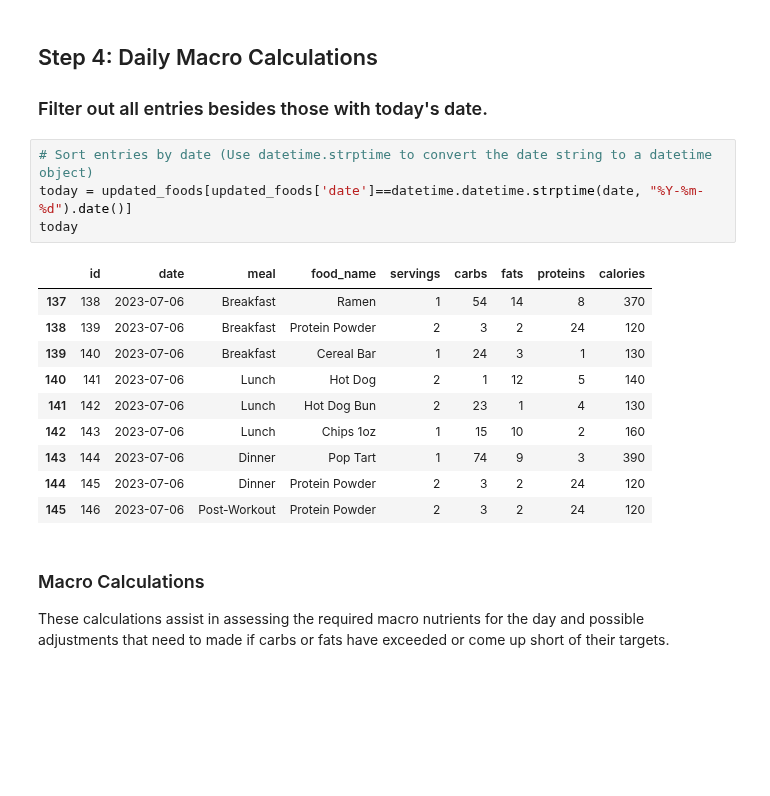
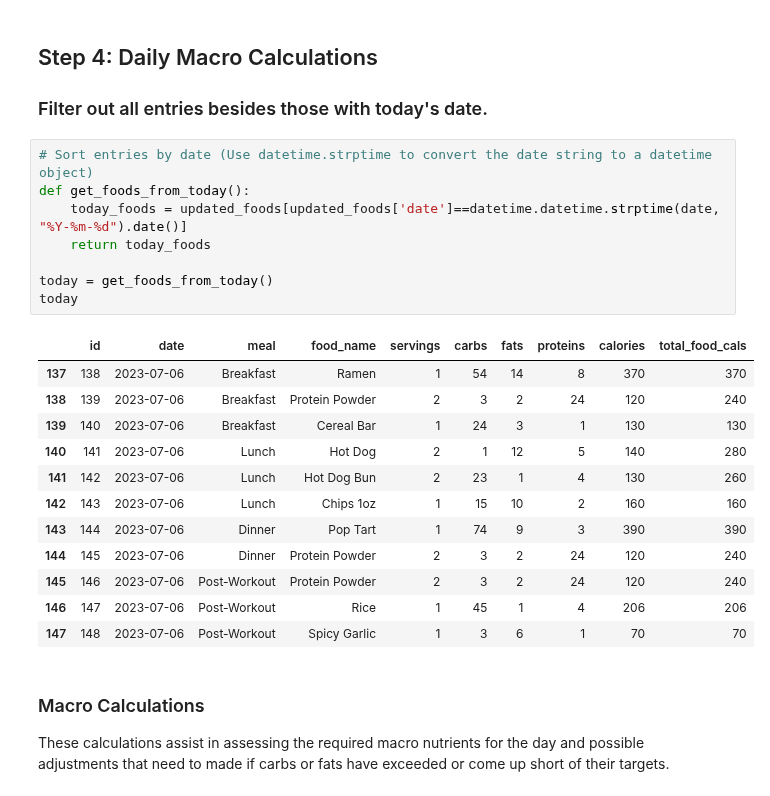
Before and after one commit to Artuk009/NewDIetAndExercise, a Jupyter notebook: Diet_Stuff/diet_v5(InDevelopment).ipynb, the cells around one changed output. Cells and saved outputs as stored; diff of their text form; blank space fills up the shorter version.

```diff
--- a/Diet_Stuff/diet_v5(InDevelopment).ipynb
+++ b/Diet_Stuff/diet_v5(InDevelopment).ipynb
@@ -268,19 +269,25 @@ updated_foods.tail()
 ### Filter out all entries besides those with today's date.
 # %%
 # Sort entries by date (Use datetime.strptime to convert the date string to a datetime object)
-today = updated_foods[updated_foods['date']==datetime.datetime.strptime(date, "%Y-%m-%d").date()]
+def get_foods_from_today():
+    today_foods = updated_foods[updated_foods['date']==datetime.datetime.strptime(date, "%Y-%m-%d").date()]
+    return today_foods
+
+today = get_foods_from_today()
 today
 # %% [output]
-|  | id | date | meal | food_name | servings | carbs | fats | proteins | calories |
-| 137 | 138 | 2023-07-06 | Breakfast | Ramen | 1 | 54 | 14 | 8 | 370 |
-| 138 | 139 | 2023-07-06 | Breakfast | Protein Powder | 2 | 3 | 2 | 24 | 120 |
-| 139 | 140 | 2023-07-06 | Breakfast | Cereal Bar | 1 | 24 | 3 | 1 | 130 |
-| 140 | 141 | 2023-07-06 | Lunch | Hot Dog | 2 | 1 | 12 | 5 | 140 |
-| 141 | 142 | 2023-07-06 | Lunch | Hot Dog Bun | 2 | 23 | 1 | 4 | 130 |
-| 142 | 143 | 2023-07-06 | Lunch | Chips 1oz | 1 | 15 | 10 | 2 | 160 |
-| 143 | 144 | 2023-07-06 | Dinner | Pop Tart | 1 | 74 | 9 | 3 | 390 |
-| 144 | 145 | 2023-07-06 | Dinner | Protein Powder | 2 | 3 | 2 | 24 | 120 |
-| 145 | 146 | 2023-07-06 | Post-Workout | Protein Powder | 2 | 3 | 2 | 24 | 120 |
+|  | id | date | meal | food_name | servings | carbs | fats | proteins | calories | total_food_cals |
+| 137 | 138 | 2023-07-06 | Breakfast | Ramen | 1 | 54 | 14 | 8 | 370 | 370 |
+| 138 | 139 | 2023-07-06 | Breakfast | Protein Powder | 2 | 3 | 2 | 24 | 120 | 240 |
+| 139 | 140 | 2023-07-06 | Breakfast | Cereal Bar | 1 | 24 | 3 | 1 | 130 | 130 |
+| 140 | 141 | 2023-07-06 | Lunch | Hot Dog | 2 | 1 | 12 | 5 | 140 | 280 |
+| 141 | 142 | 2023-07-06 | Lunch | Hot Dog Bun | 2 | 23 | 1 | 4 | 130 | 260 |
+| 142 | 143 | 2023-07-06 | Lunch | Chips 1oz | 1 | 15 | 10 | 2 | 160 | 160 |
+| 143 | 144 | 2023-07-06 | Dinner | Pop Tart | 1 | 74 | 9 | 3 | 390 | 390 |
+| 144 | 145 | 2023-07-06 | Dinner | Protein Powder | 2 | 3 | 2 | 24 | 120 | 240 |
+| 145 | 146 | 2023-07-06 | Post-Workout | Protein Powder | 2 | 3 | 2 | 24 | 120 | 240 |
+| 146 | 147 | 2023-07-06 | Post-Workout | Rice | 1 | 45 | 1 | 4 | 206 | 206 |
+| 147 | 148 | 2023-07-06 | Post-Workout | Spicy Garlic | 1 | 3 | 6 | 1 | 70 | 70 |
 # %% [markdown]
 ### Macro Calculations
 These calculations assist in assessing the required macro nutrients for the day and possible adjustments
```
Also changed, not shown: parts of 14 cells of this notebook, 1 other file.
